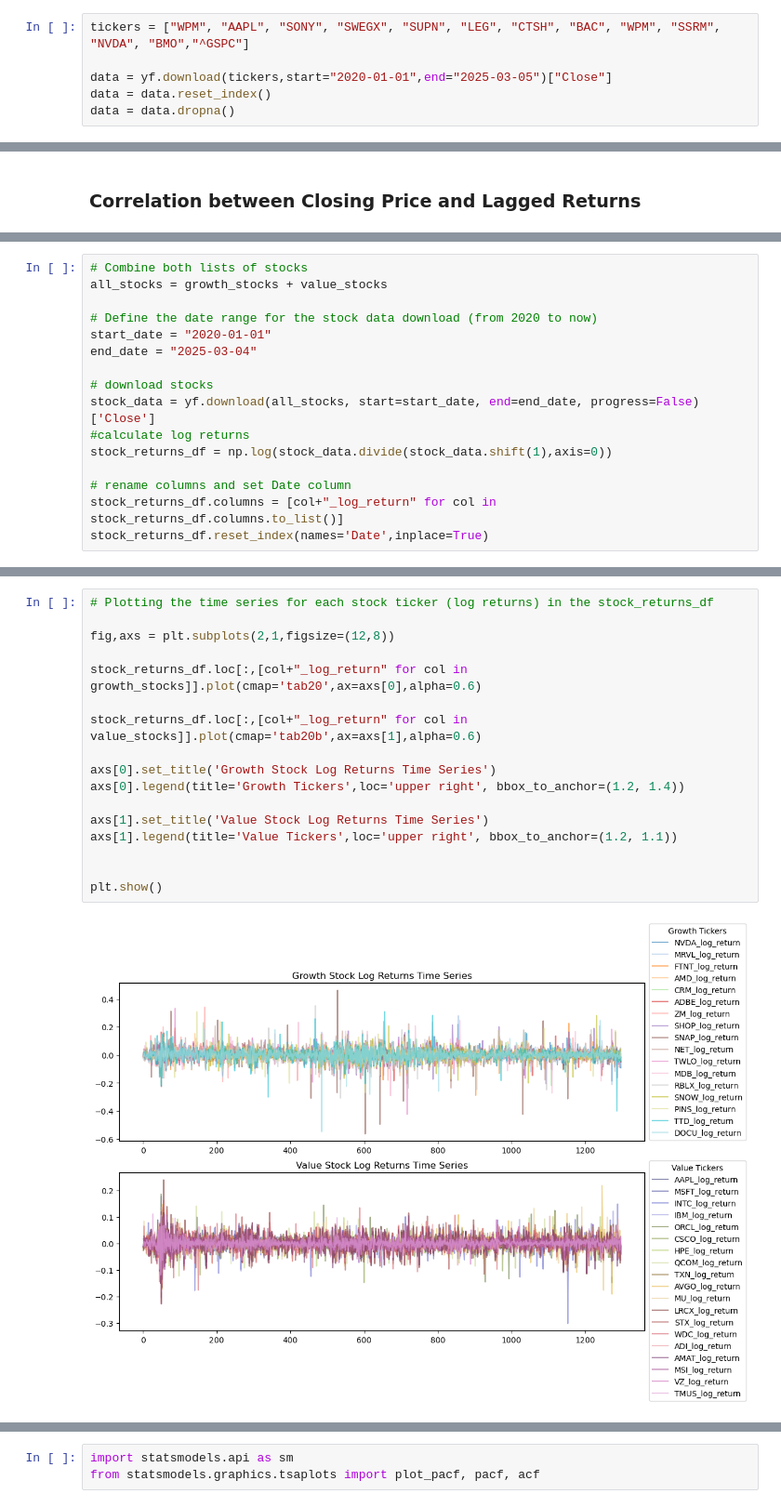
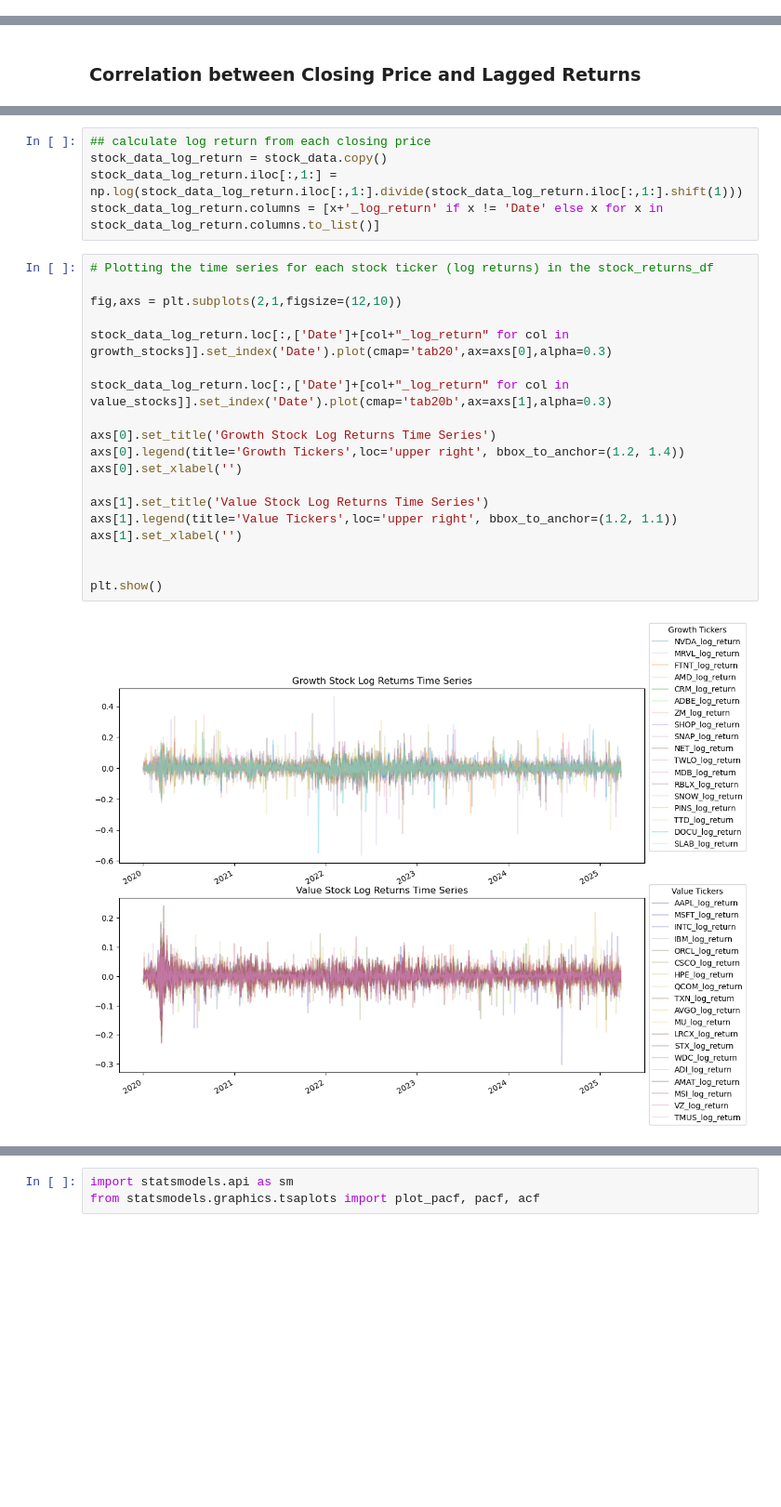
Before and after one commit to GeronimoBWalker/commodity, a Jupyter notebook: commodity_analysis_chey (G).ipynb, the cells around one changed output, grey strips where cells are left out. Shown at 93% size. Saved outputs shown, nothing was run; the diff lists cells and outputs as text; blank space fills up the shorter version.

```diff
--- a/commodity_analysis_chey (G).ipynb
+++ b/commodity_analysis_chey (G).ipynb
@@ -9,6 +18,0 @@ import sklearn
-# %%
-tickers = ["WPM", "AAPL", "SONY", "SWEGX", "SUPN", "LEG", "CTSH", "BAC", "WPM", "SSRM", "NVDA", "BMO","^GSPC"]
-
-data = yf.download(tickers,start="2020-01-01",end="2025-03-05")["Close"]
-data = data.reset_index()
-data = data.dropna()
@@ -461,16 +453,0 @@ value_stocks = [
-# %%
-# Combine both lists of stocks
-all_stocks = growth_stocks + value_stocks
-
-# Define the date range for the stock data download (from 2020 to now)
-start_date = "2020-01-01"
-end_date = "2025-03-04"
-
-# download stocks
-stock_data = yf.download(all_stocks, start=start_date, end=end_date, progress=False)['Close']
-#calculate log returns
-stock_returns_df = np.log(stock_data.divide(stock_data.shift(1),axis=0))
-
-# rename columns and set Date column
-stock_returns_df.columns = [col+"_log_return" for col in stock_returns_df.columns.to_list()]
-stock_returns_df.reset_index(names='Date',inplace=True)
@@ -477,19 +456,26 @@ stock_returns_df.reset_index(names='Date',inplace=True)
+# %%
+## calculate log return from each closing price
+stock_data_log_return = stock_data.copy()
+stock_data_log_return.iloc[:,1:] = np.log(stock_data_log_return.iloc[:,1:].divide(stock_data_log_return.iloc[:,1:].shift(1)))
+stock_data_log_return.columns = [x+'_log_return' if x != 'Date' else x for x in stock_data_log_return.columns.to_list()]
 # %%
 # Plotting the time series for each stock ticker (log returns) in the stock_returns_df
 
-fig,axs = plt.subplots(2,1,figsize=(12,8))
+fig,axs = plt.subplots(2,1,figsize=(12,10))
 
-stock_returns_df.loc[:,[col+"_log_return" for col in growth_stocks]].plot(cmap='tab20',ax=axs[0],alpha=0.6)
+stock_data_log_return.loc[:,['Date']+[col+"_log_return" for col in growth_stocks]].set_index('Date').plot(cmap='tab20',ax=axs[0],alpha=0.3)
 
-stock_returns_df.loc[:,[col+"_log_return" for col in value_stocks]].plot(cmap='tab20b',ax=axs[1],alpha=0.6)
+stock_data_log_return.loc[:,['Date']+[col+"_log_return" for col in value_stocks]].set_index('Date').plot(cmap='tab20b',ax=axs[1],alpha=0.3)
 
 axs[0].set_title('Growth Stock Log Returns Time Series')
 axs[0].legend(title='Growth Tickers',loc='upper right', bbox_to_anchor=(1.2, 1.4))
+axs[0].set_xlabel('')
 
 axs[1].set_title('Value Stock Log Returns Time Series')
 axs[1].legend(title='Value Tickers',loc='upper right', bbox_to_anchor=(1.2, 1.1))
+axs[1].set_xlabel('')
 
 
 plt.show()
 # %% [output]
-[figure, old version]
+[figure, new version]
```
Also changed, not shown: parts of 47 cells of this notebook, 1 other file.
